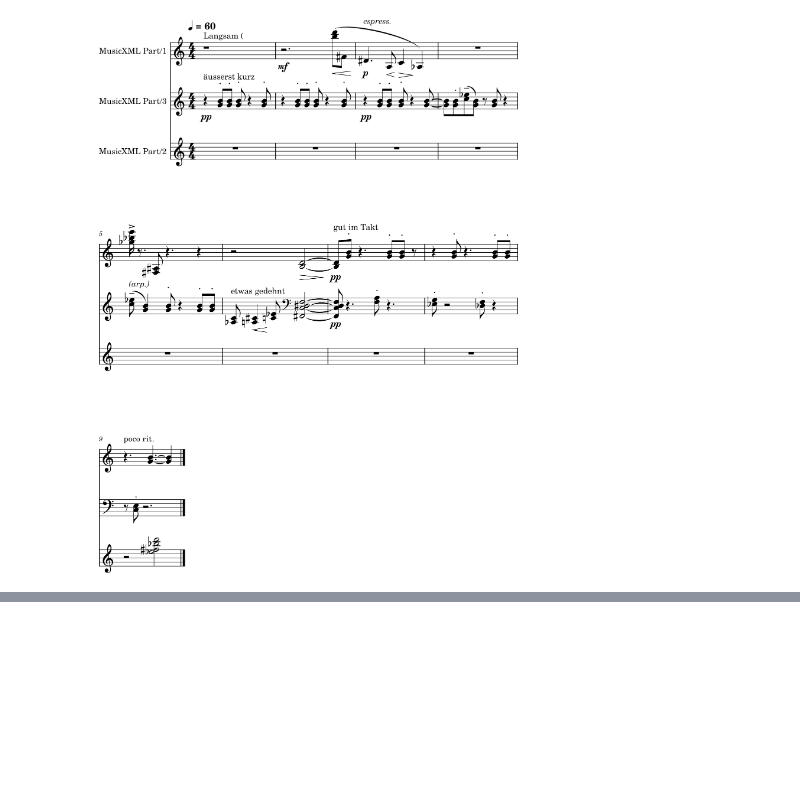
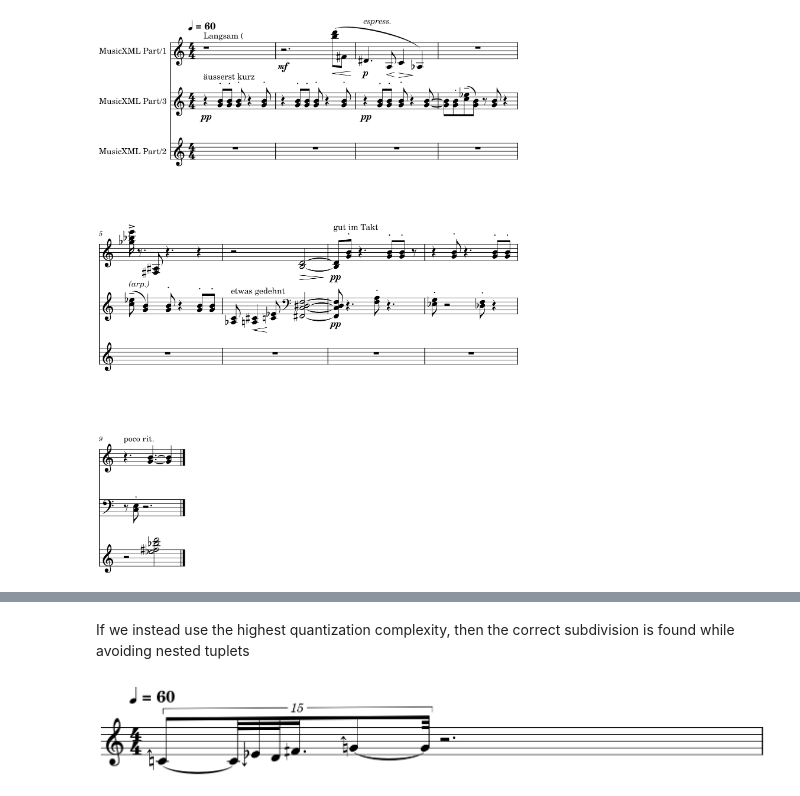
Before and after one commit to gesellkammer/maelzel, a Jupyter notebook: docs/notebooks/musicxmlio.ipynb, the cells around one changed output, grey strips where cells are left out. Cells and saved outputs as stored; diff of their text form; code cells hidden in the pictures; blank space fills up the shorter version.

```diff
--- a/docs/notebooks/musicxmlio.ipynb
+++ b/docs/notebooks/musicxmlio.ipynb
@@ -23,0 +72,7 @@ s.show(backend='musicxml')
+# %% [markdown]
+If we instead use the highest quantization complexity, then the correct subdivision is found while avoiding nested tuplets
+# %%
+with CoreConfig({'quant.complexity': 'highest'}):
+    v.show(backend='musicxml')
+# %% [output]
+[figure, added]
```
Also changed, not shown: parts of 7 cells of this notebook, 9 other files.
